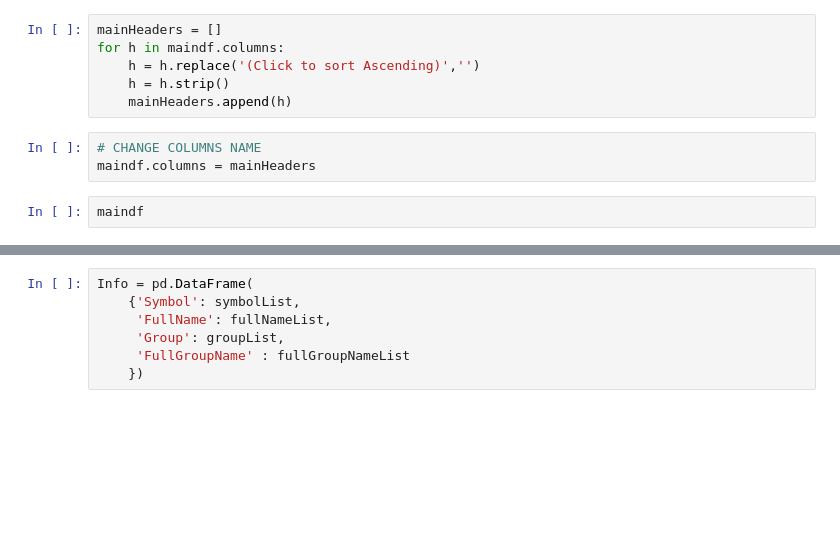
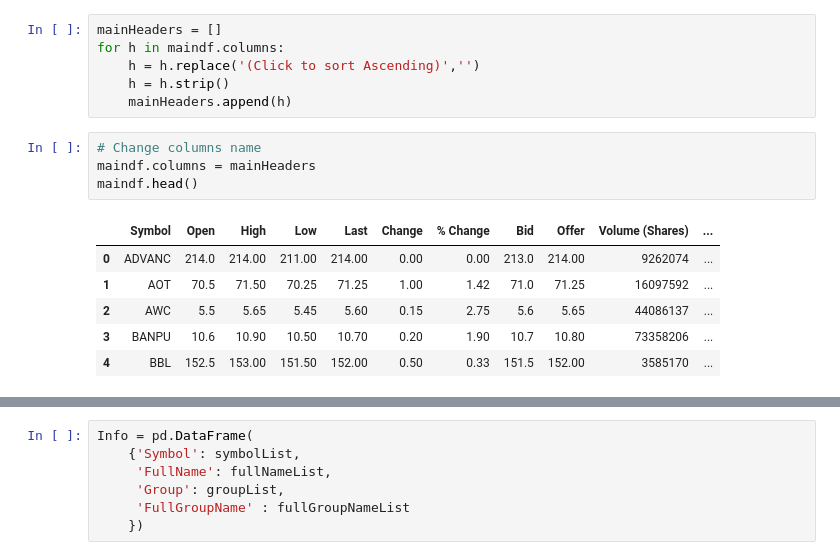
Before and after one commit to pimgcn/set50-scrape, a Jupyter notebook: set50.ipynb, the cells around one changed output, grey strips where cells are left out. Drawn from its saved outputs; the diff is of its cells as text; blank space fills up the shorter version.

```diff
--- a/set50.ipynb
+++ b/set50.ipynb
@@ -28,8 +40,14 @@ for h in maindf.columns:
     h = h.strip()
     mainHeaders.append(h)
 # %%
-# CHANGE COLUMNS NAME
+# Change columns name
 maindf.columns = mainHeaders
+maindf.head()
+# %% [output]
+|  | Symbol | Open | High | Low | Last | Change | % Change | Bid | Offer | Volume (Shares) | ... |
+| 0 | ADVANC | 214.0 | 214.00 | 211.00 | 214.00 | 0.00 | 0.00 | 213.0 | 214.00 | 9262074 | ... |
+| 1 | AOT | 70.5 | 71.50 | 70.25 | 71.25 | 1.00 | 1.42 | 71.0 | 71.25 | 16097592 | ... |
+| 2 | AWC | 5.5 | 5.65 | 5.45 | 5.60 | 0.15 | 2.75 | 5.6 | 5.65 | 44086137 | ... |
+| 3 | BANPU | 10.6 | 10.90 | 10.50 | 10.70 | 0.20 | 1.90 | 10.7 | 10.80 | 73358206 | ... |
+| 4 | BBL | 152.5 | 153.00 | 151.50 | 152.00 | 0.50 | 0.33 | 151.5 | 152.00 | 3585170 | ... |
-# %%
-maindf
 # %%
```
Also changed, not shown: parts of 39 cells of this notebook.
